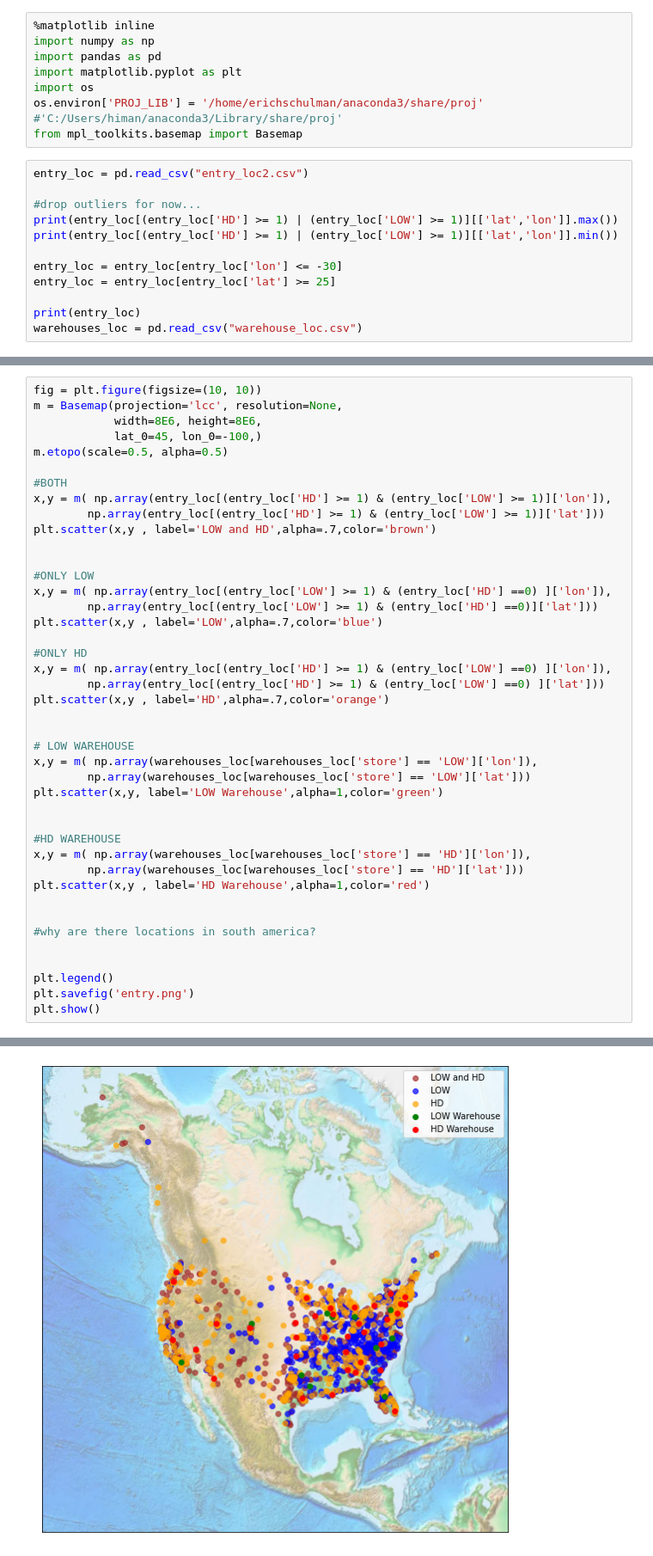
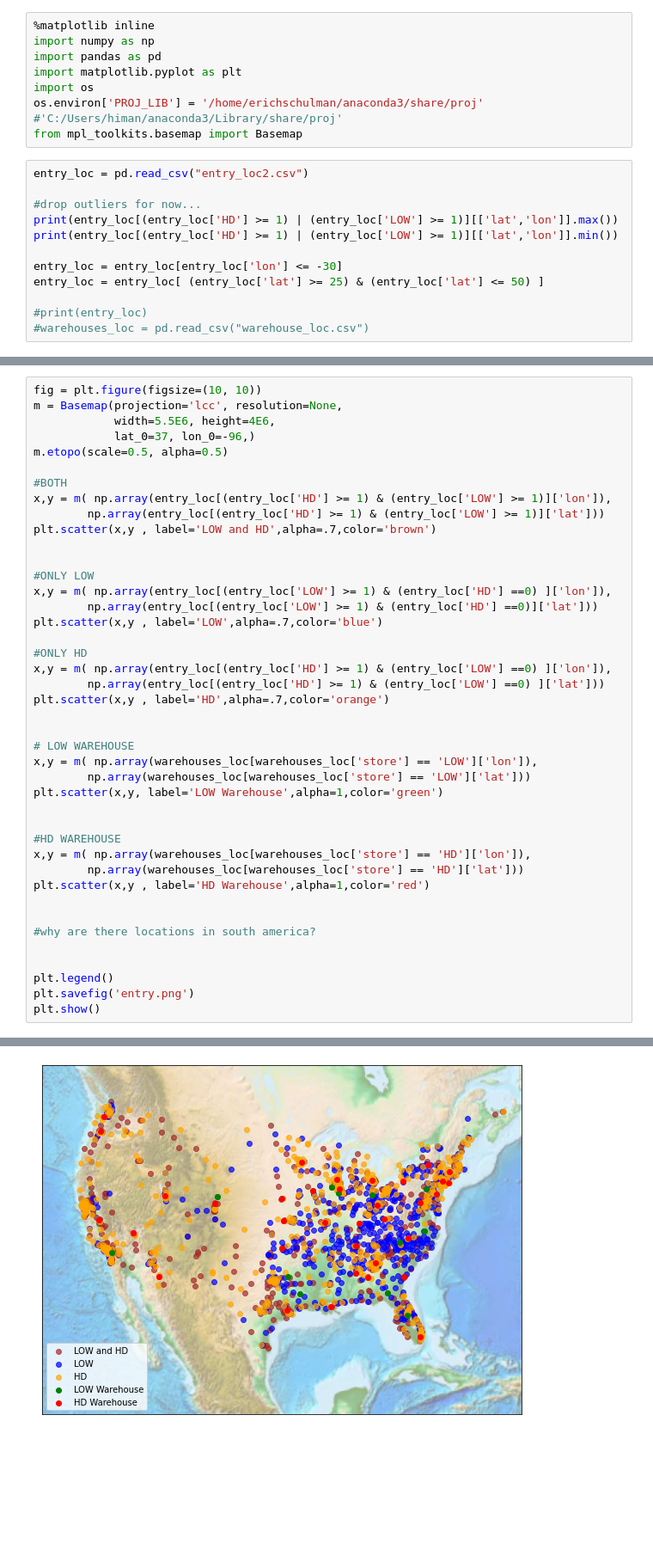
Before and after one commit to ericschulman/entry_games, a Jupyter notebook: estimation/visualizations.ipynb, the cells around one changed output, grey strips where cells are left out. Shown: that part at 86% size. Drawn from its saved outputs; the diff is of its cells as text; blank space fills up the shorter version.

Commit message:
adding image changes

```diff
--- a/estimation/visualizations.ipynb
+++ b/estimation/visualizations.ipynb
@@ -14,10 +14,10 @@ print(entry_loc[(entry_loc['HD'] >= 1) | (entry_loc['LOW'] >= 1)][['lat','lon']]
 print(entry_loc[(entry_loc['HD'] >= 1) | (entry_loc['LOW'] >= 1)][['lat','lon']].min())
 
 entry_loc = entry_loc[entry_loc['lon'] <= -30]
-entry_loc = entry_loc[entry_loc['lat'] >= 25]
+entry_loc = entry_loc[ (entry_loc['lat'] >= 25) & (entry_loc['lat'] <= 50) ]
 
-print(entry_loc)
-warehouses_loc = pd.read_csv("warehouse_loc.csv")
+#print(entry_loc)
+#warehouses_loc = pd.read_csv("warehouse_loc.csv")
 # %% [output]
 lat     64.837845
 lon    147.151922
@@ -39,8 +28,8 @@ dtype: float64
 # %%
 fig = plt.figure(figsize=(10, 10))
 m = Basemap(projection='lcc', resolution=None,
-            width=8E6, height=8E6,
-            lat_0=45, lon_0=-100,)
+            width=5.5E6, height=4E6,
+            lat_0=37, lon_0=-96,)
 m.etopo(scale=0.5, alpha=0.5)
 
 #BOTH
@@ -83 +71 @@ Clipping input data to the valid range for imshow with RGB data ([0..1] for floa
-[figure, old version]
+[figure, new version]
```
Also changed, not shown: parts of 2 cells of this notebook.
